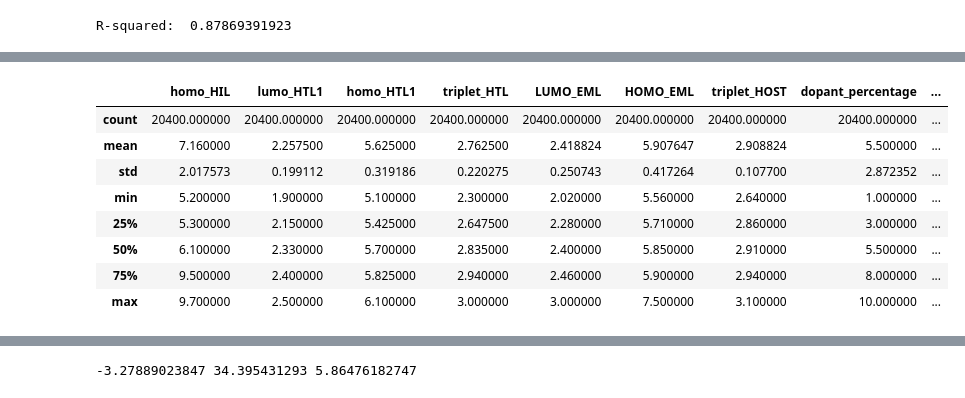
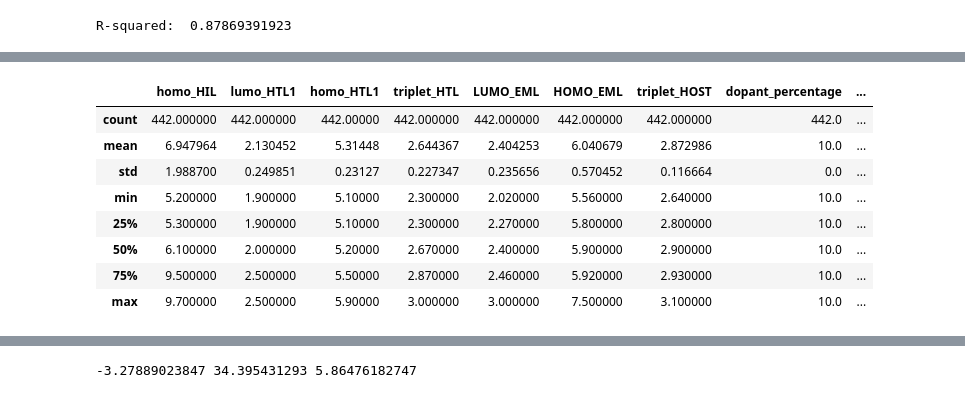
Before and after one commit to asyrafjanai/OLED-model, a Jupyter notebook: 5.0 - using saved model - pickle.ipynb, the cells around one changed output, grey strips where cells are left out. Cells and saved outputs as stored; diff of their text form; code cells hidden in the pictures.

```diff
--- a/5.0 - using saved model - pickle.ipynb
+++ b/5.0 - using saved model - pickle.ipynb
@@ -83,20 +76,20 @@ device.to_pickle('C:/Anaconda3/projects/oled/firpic_devices.pkl')
 # %%
-df = pd.read_pickle('C:/Anaconda3/projects/oled/firpic_devices.pkl')
+df = pd.read_pickle('C:/Anaconda3/projects/oled/firpic sppo13/25.pkl')
 
 data = df.drop(['thick_HIL', 'thickness_HTL1', 'thickness_HTL2', 'thickness_HTL3', 'total_HTL_thickness', 'thickness_EML',
                'total ETL', 'thickness_ETL2', 'thickness_ETL1','thickness_EIL', 'cd/a', 'lumo_dopant', 'homo_dopant',
                'triplet_dopant', 'lumo_ETL1', 'homo_ETL1', 'lumo_HTL2', 'homo_HTL2', 'lumo_HTL3', 'homo_HTL3'], axis=1)
 data.describe()
 # %% [output]
 |  | homo_HIL | lumo_HTL1 | homo_HTL1 | triplet_HTL | LUMO_EML | HOMO_EML | triplet_HOST | dopant_percentage | ... |
-| count | 20400.000000 | 20400.000000 | 20400.000000 | 20400.000000 | 20400.000000 | 20400.000000 | 20400.000000 | 20400.000000 | ... |
-| mean | 7.160000 | 2.257500 | 5.625000 | 2.762500 | 2.418824 | 5.907647 | 2.908824 | 5.500000 | ... |
-| std | 2.017573 | 0.199112 | 0.319186 | 0.220275 | 0.250743 | 0.417264 | 0.107700 | 2.872352 | ... |
-| min | 5.200000 | 1.900000 | 5.100000 | 2.300000 | 2.020000 | 5.560000 | 2.640000 | 1.000000 | ... |
-| 25% | 5.300000 | 2.150000 | 5.425000 | 2.647500 | 2.280000 | 5.710000 | 2.860000 | 3.000000 | ... |
-| 50% | 6.100000 | 2.330000 | 5.700000 | 2.835000 | 2.400000 | 5.850000 | 2.910000 | 5.500000 | ... |
-| 75% | 9.500000 | 2.400000 | 5.825000 | 2.940000 | 2.460000 | 5.900000 | 2.940000 | 8.000000 | ... |
-| max | 9.700000 | 2.500000 | 6.100000 | 3.000000 | 3.000000 | 7.500000 | 3.100000 | 10.000000 | ... |
+| count | 442.000000 | 442.000000 | 442.00000 | 442.000000 | 442.000000 | 442.000000 | 442.000000 | 442.0 | ... |
+| mean | 6.947964 | 2.130452 | 5.31448 | 2.644367 | 2.404253 | 6.040679 | 2.872986 | 10.0 | ... |
+| std | 1.988700 | 0.249851 | 0.23127 | 0.227347 | 0.235656 | 0.570452 | 0.116664 | 0.0 | ... |
+| min | 5.200000 | 1.900000 | 5.10000 | 2.300000 | 2.020000 | 5.560000 | 2.640000 | 10.0 | ... |
+| 25% | 5.300000 | 1.900000 | 5.10000 | 2.300000 | 2.270000 | 5.800000 | 2.800000 | 10.0 | ... |
+| 50% | 6.100000 | 2.000000 | 5.20000 | 2.670000 | 2.400000 | 5.900000 | 2.900000 | 10.0 | ... |
+| 75% | 9.500000 | 2.500000 | 5.50000 | 2.870000 | 2.460000 | 5.920000 | 2.930000 | 10.0 | ... |
+| max | 9.700000 | 2.500000 | 5.90000 | 3.000000 | 3.000000 | 7.500000 | 3.100000 | 10.0 | ... |
 # %%
 import matplotlib.pyplot as plt
 import seaborn as sns
```
Also changed, not shown: parts of 4 cells of this notebook, 1 other file.
